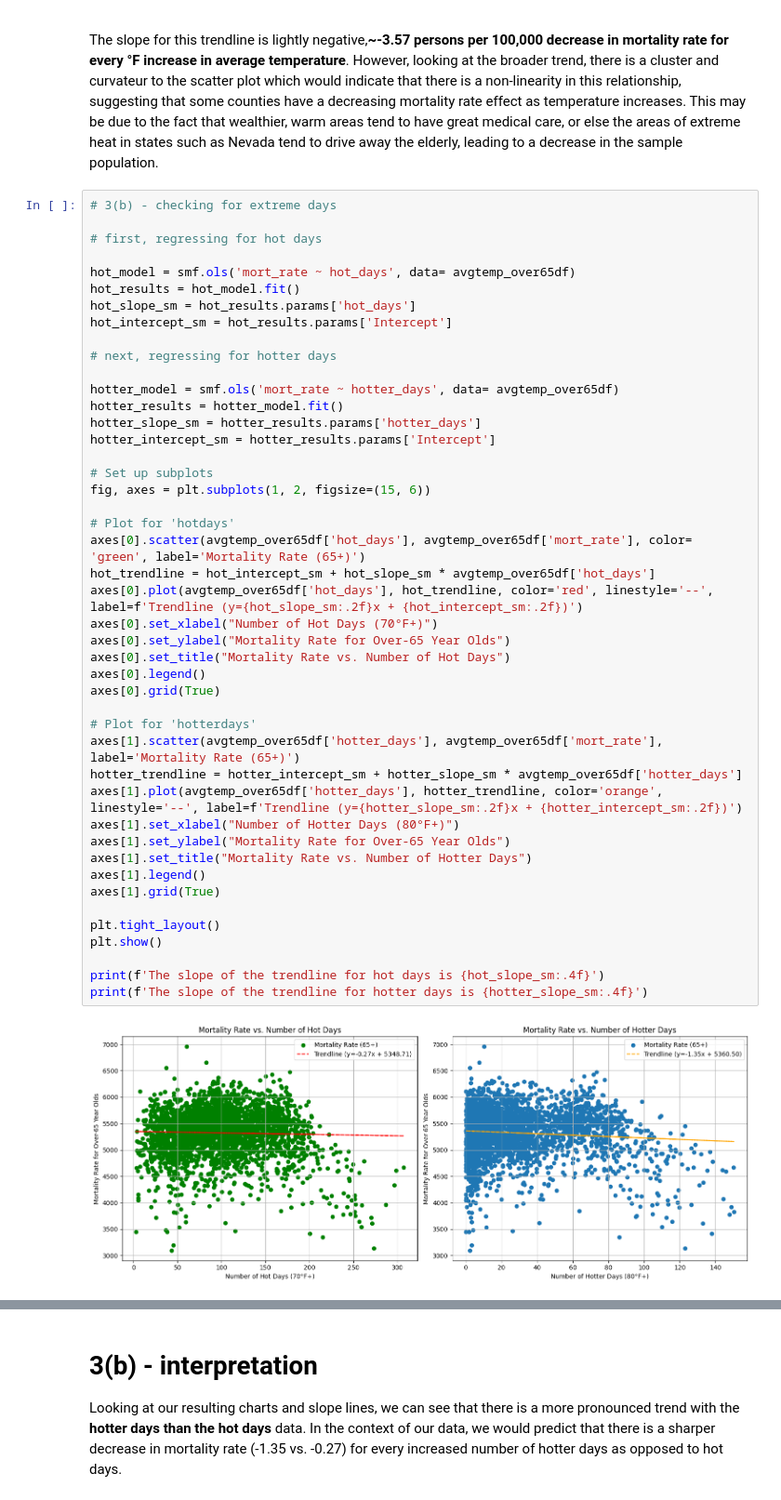
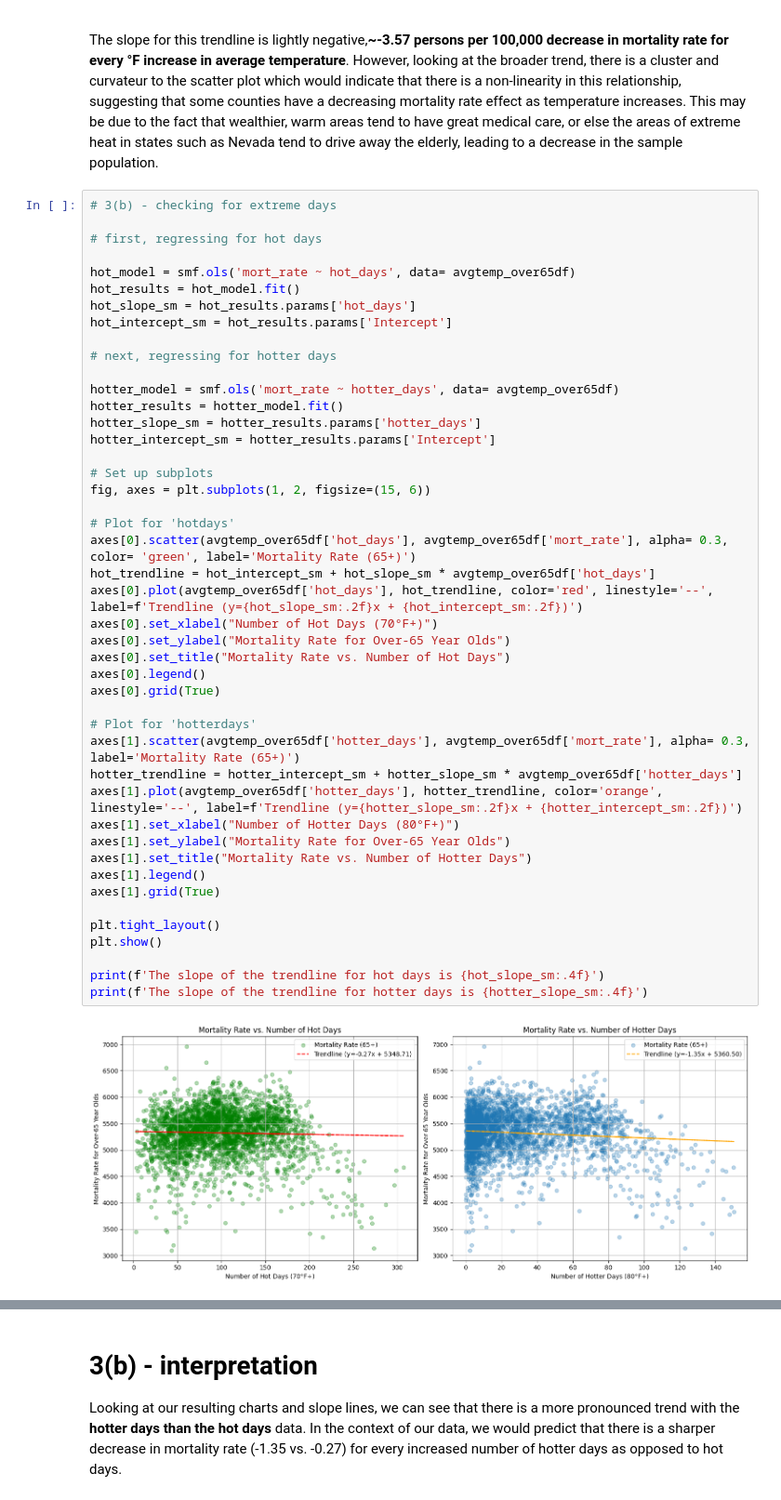
Before and after one commit to neil-stein/Assignment-2_ICP, a Jupyter notebook: Assignment_2_ICP.ipynb, the cells around one changed output, grey strips where cells are left out. Shown at 93% size. Saved outputs shown, nothing was run; the diff lists cells and outputs as text.

```diff
--- a/Assignment_2_ICP.ipynb
+++ b/Assignment_2_ICP.ipynb
@@ -179,36 +179,36 @@ hotter_results = hotter_model.fit()
 hotter_slope_sm = hotter_results.params['hotter_days']
 hotter_intercept_sm = hotter_results.params['Intercept']
 
 # Set up subplots
 fig, axes = plt.subplots(1, 2, figsize=(15, 6))
 
 # Plot for 'hotdays'
-axes[0].scatter(avgtemp_over65df['hot_days'], avgtemp_over65df['mort_rate'], color= 'green', label='Mortality Rate (65+)')
+axes[0].scatter(avgtemp_over65df['hot_days'], avgtemp_over65df['mort_rate'], alpha= 0.3, color= 'green', label='Mortality Rate (65+)')
 hot_trendline = hot_intercept_sm + hot_slope_sm * avgtemp_over65df['hot_days']
 axes[0].plot(avgtemp_over65df['hot_days'], hot_trendline, color='red', linestyle='--', label=f'Trendline (y={hot_slope_sm:.2f}x + {hot_intercept_sm:.2f})')
 axes[0].set_xlabel("Number of Hot Days (70°F+)")
 axes[0].set_ylabel("Mortality Rate for Over-65 Year Olds")
 axes[0].set_title("Mortality Rate vs. Number of Hot Days")
 axes[0].legend()
 axes[0].grid(True)
 
 # Plot for 'hotterdays'
-axes[1].scatter(avgtemp_over65df['hotter_days'], avgtemp_over65df['mort_rate'], label='Mortality Rate (65+)')
+axes[1].scatter(avgtemp_over65df['hotter_days'], avgtemp_over65df['mort_rate'], alpha= 0.3, label='Mortality Rate (65+)')
 hotter_trendline = hotter_intercept_sm + hotter_slope_sm * avgtemp_over65df['hotter_days']
 axes[1].plot(avgtemp_over65df['hotter_days'], hotter_trendline, color='orange', linestyle='--', label=f'Trendline (y={hotter_slope_sm:.2f}x + {hotter_intercept_sm:.2f})')
 axes[1].set_xlabel("Number of Hotter Days (80°F+)")
 axes[1].set_ylabel("Mortality Rate for Over-65 Year Olds")
 axes[1].set_title("Mortality Rate vs. Number of Hotter Days")
 axes[1].legend()
 axes[1].grid(True)
 
 plt.tight_layout()
 plt.show()
 
 print(f'The slope of the trendline for hot days is {hot_slope_sm:.4f}')
 print(f'The slope of the trendline for hotter days is {hotter_slope_sm:.4f}')
 # %% [output]
-[figure, old version]
+[figure, new version]
 The slope of the trendline for hot days is -0.2732
 The slope of the trendline for hotter days is -1.3543
 # %% [markdown]
```
Also changed, not shown: parts of 1 cell of this notebook, 1 other file.
